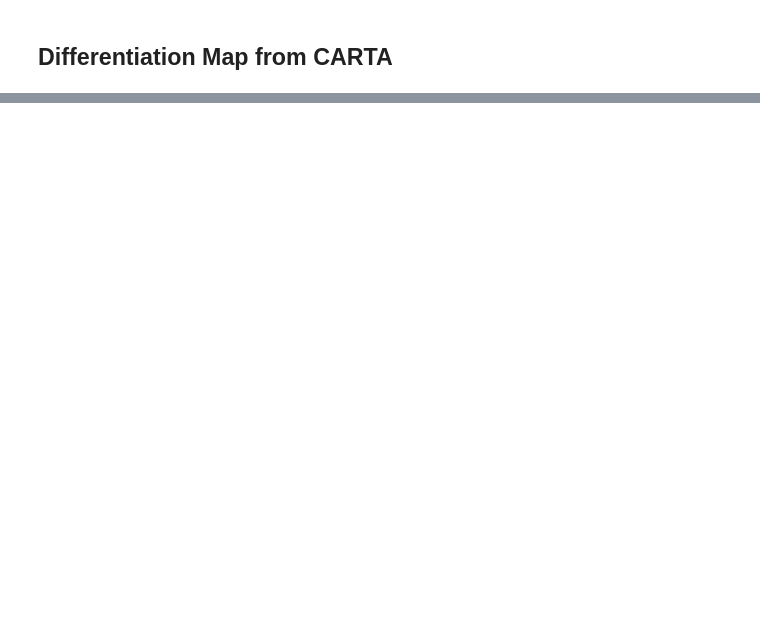
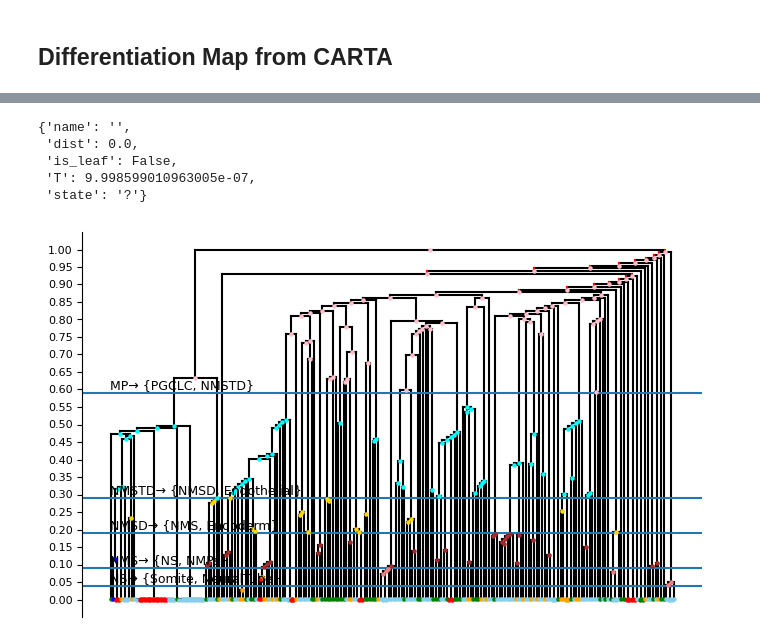
Before and after one commit to sashittal-group/CONCERT, a Jupyter notebook: notebooks/explore-tls-data.ipynb, the cells around one changed output, grey strips where cells are left out. Cells and saved outputs as stored; diff of their text form; code cells hidden in the pictures; blank space fills up the shorter version.

```diff
--- a/notebooks/explore-tls-data.ipynb
+++ b/notebooks/explore-tls-data.ipynb
@@ -223,0 +221,11 @@ find_lowest_common_ancestor(T, "NeuralTube", "Somite")
+# %%
+types = list(diff_T.nodes())
+
+transition_maps = [
+    (i, succ)
+    for i in diff_T.nodes()
+    if (succ := list(diff_T.successors(i)))
+]
+
+print(types)
+print(transition_maps)
@@ -223,0 +330,3 @@ find_lowest_common_ancestor(T, "NeuralTube", "Somite")
+# %%
+birth_rates, death_rates, Q = find_params(T, diff_T)
+birth_rates, death_rates, Q
@@ -223,0 +351,10 @@ find_lowest_common_ancestor(T, "NeuralTube", "Somite")
+# %%
+likelihood, L, U = calculate_likelihood_of_tree(
+    birth_rates=birth_rates,
+    death_rates=death_rates,
+    sampling_rate=1.0,
+    transition_probabilities=Q,
+    cell_lineage_T=T,
+    diff_T=diff_T
+)
+likelihood
@@ -223,0 +385,9 @@ find_lowest_common_ancestor(T, "NeuralTube", "Somite")
+# %%
+from collections import defaultdict
+
+edge_ml = defaultdict(float)
+
+for (u, v, t, s), val in L.items():
+    edge_ml[(u, v)] = max(edge_ml[(u, v)], float(val))
+
+zero_ml_edges = {e for e, v in edge_ml.items() if v == 0}
@@ -223,0 +435,12 @@ find_lowest_common_ancestor(T, "NeuralTube", "Somite")
+# %%
+T.nodes[34]
+# %% [output]
+{'name': '',
+ 'dist': 0.0,
+ 'is_leaf': False,
+ 'T': 9.998599010963005e-07,
+ 'state': '?'}
+# %%
+draw_ultrametric_tree(T, root=T.graph['root'], add_labels=False, diff_T=diff_T, red_edges=zero_ml_edges)
+# %% [output]
+[figure, added]
```
Also changed, not shown: parts of 29 cells of this notebook, 2 other files.
